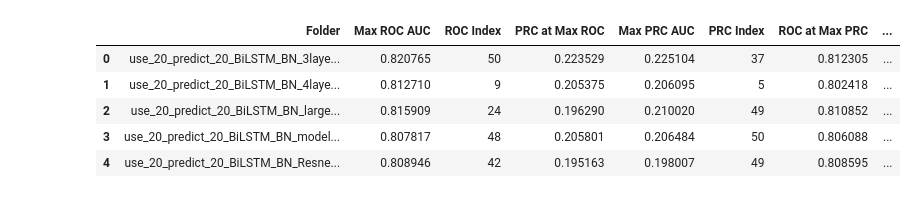
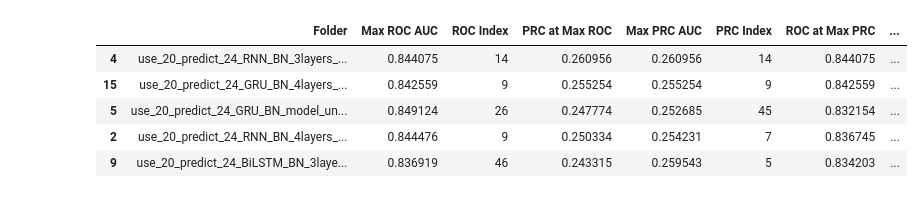
Before and after one commit to chenfancc/Zhongda_before_after, a Jupyter notebook: select_model/select_model.ipynb, the cells around one changed output. Saved outputs shown, nothing was run; the diff lists cells and outputs as text; code cells hidden in the pictures.

```diff
--- a/select_model/select_model.ipynb
+++ b/select_model/select_model.ipynb
@@ -93,9 +95,10 @@ df.to_csv(output_path, index=False)
 # %%
-df
+origin_all = pd.read_csv('auc_results_origin.csv').sort_values(by=['Max AUC+PRC Plus'], ascending=[False]).head(5)
+origin_all
 # %% [output]
 |  | Folder | Max ROC AUC | ROC Index | PRC at Max ROC | Max PRC AUC | PRC Index | ROC at Max PRC | ... |
-| 0 | use_20_predict_20_BiLSTM_BN_3laye... | 0.820765 | 50 | 0.223529 | 0.225104 | 37 | 0.812305 | ... |
-| 1 | use_20_predict_20_BiLSTM_BN_4laye... | 0.812710 | 9 | 0.205375 | 0.206095 | 5 | 0.802418 | ... |
-| 2 | use_20_predict_20_BiLSTM_BN_large... | 0.815909 | 24 | 0.196290 | 0.210020 | 49 | 0.810852 | ... |
-| 3 | use_20_predict_20_BiLSTM_BN_model... | 0.807817 | 48 | 0.205801 | 0.206484 | 50 | 0.806088 | ... |
-| 4 | use_20_predict_20_BiLSTM_BN_Resne... | 0.808946 | 42 | 0.195163 | 0.198007 | 49 | 0.808595 | ... |
+| 4 | use_20_predict_24_RNN_BN_3layers_... | 0.844075 | 14 | 0.260956 | 0.260956 | 14 | 0.844075 | ... |
+| 15 | use_20_predict_24_GRU_BN_4layers_... | 0.842559 | 9 | 0.255254 | 0.255254 | 9 | 0.842559 | ... |
+| 5 | use_20_predict_24_GRU_BN_model_un... | 0.849124 | 26 | 0.247774 | 0.252685 | 45 | 0.832154 | ... |
+| 2 | use_20_predict_24_RNN_BN_4layers_... | 0.844476 | 9 | 0.250334 | 0.254231 | 7 | 0.836745 | ... |
+| 9 | use_20_predict_24_BiLSTM_BN_3laye... | 0.836919 | 46 | 0.243315 | 0.259543 | 5 | 0.834203 | ... |
```
Also changed, not shown: parts of 11 cells of this notebook.
